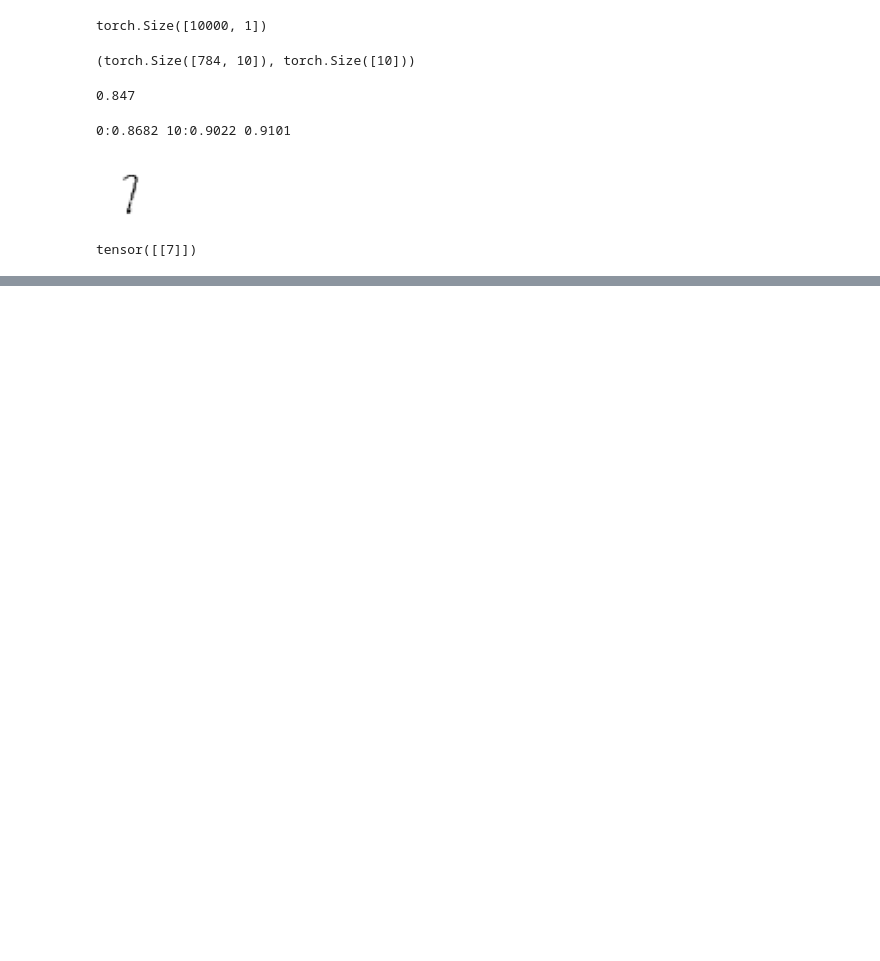
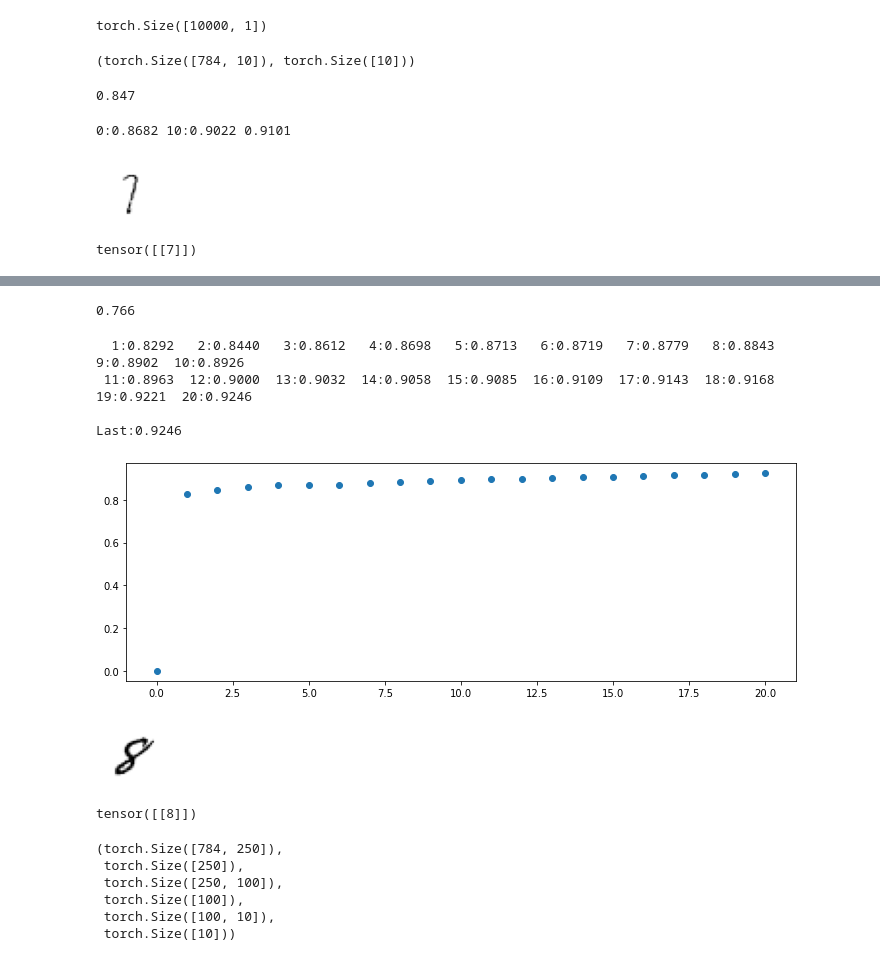
Before and after one commit to Aravinda89/fastai_bootcamp, a Jupyter notebook: BC2_1_MNIST_scratch.ipynb, the cells around one changed output, grey strips where cells are left out. Saved outputs shown, nothing was run; the diff lists cells and outputs as text; code cells hidden in the pictures; blank space fills up the shorter version.

```diff
--- a/BC2_1_MNIST_scratch.ipynb
+++ b/BC2_1_MNIST_scratch.ipynb
@@ -380,0 +386,22 @@ w1.shape, b1.shape, w2.shape, b2.shape
+# %%
+activ1 = nn.ReLU()
+
+def linear1(xb):
+    outputs =  xb @ w1 + b1
+    return activ1(outputs)
+
+def linear2(xb):
+    outputs =  xb @ w2 + b2
+    probs = F.log_softmax(outputs, dim=1)
+    return probs
+
+def model(xb):
+    xb = linear1(xb)
+    xb = linear2(xb)
+    return xb
+
+def classifier(xb):
+    xb = model(xb)
+    return xb.argmax(dim=1).unsqueeze(dim=1)
+
+loss_fct = F.nll_loss
@@ -380,0 +451,37 @@ w1.shape, b1.shape, w2.shape, b2.shape
+# %%
+shuffle(dset)
+dl = DataLoader(dset, batch_size=256)
+valid_dl = DataLoader(valid_dset, batch_size=5)
+
+w1 = init_params((28*28, 100))
+b1 = init_params(100)
+w2 = init_params((100, 10))
+b2 = init_params(10)
+
+lr = 1
+params = w1, b1, w2, b2
+
+metric_results = {}
+metric_results['epochs'] = [0]
+metric_results['values'] = [0]
+
+train_epoch(model, lr, params)
+validate_epoch(classifier)
+# %% [output]
+0.766
+# %%
+metric_results = run_n_epochs(model, lr, params, 20)
+# %% [output]
+  1:0.8292   2:0.8440   3:0.8612   4:0.8698   5:0.8713   6:0.8719   7:0.8779   8:0.8843   9:0.8902  10:0.8926
+ 11:0.8963  12:0.9000  13:0.9032  14:0.9058  15:0.9085  16:0.9109  17:0.9143  18:0.9168  19:0.9221  20:0.9246
+
+Last:0.9246
+[figure, added]
+# %%
+img = valid_tensors_dict[8][49]
+show_image(img)
+plt.show()
+classifier(img.view(28*28).unsqueeze(dim=0))
+# %% [output]
+[figure, added]
+tensor([[8]])
@@ -380,0 +490,21 @@ w1.shape, b1.shape, w2.shape, b2.shape
+# %%
+def init_params(size, std=1.0):
+    return (torch.randn(size)*std).requires_grad_()
+
+w1 = init_params((28*28, 250))
+b1 = init_params(250)
+
+w2 = init_params((250, 100))
+b2 = init_params(100)
+
+w3 = init_params((100, 10))
+b3 = init_params(10)
+
+w1.shape, b1.shape, w2.shape, b2.shape, w3.shape, b3.shape
+# %% [output]
+(torch.Size([784, 250]),
+ torch.Size([250]),
+ torch.Size([250, 100]),
+ torch.Size([100]),
+ torch.Size([100, 10]),
+ torch.Size([10]))
```
Also changed, not shown: parts of 8 cells of this notebook.
